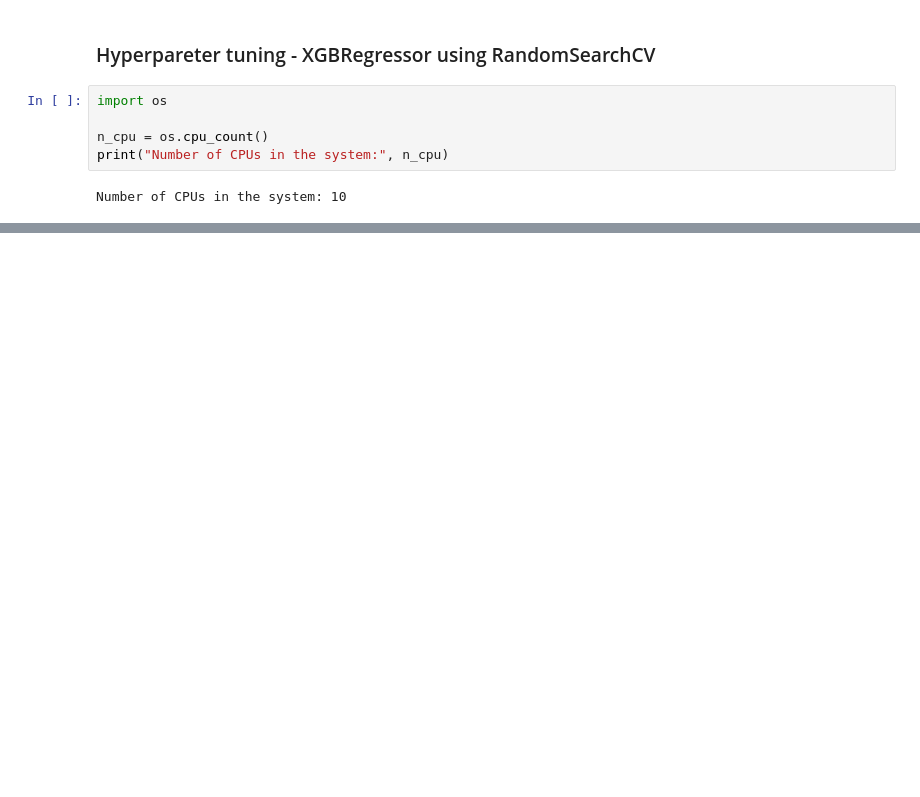
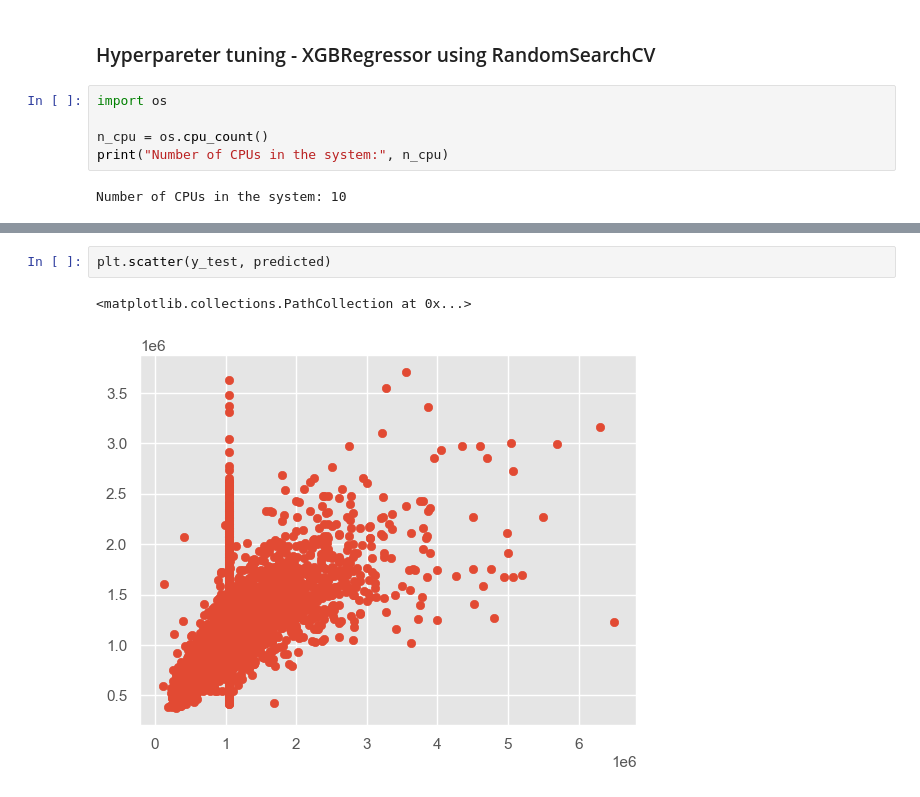
Before and after one commit to JacobJ215/Melbourne-Housing-Price-Prediction, a Jupyter notebook: housing_price_prediction.ipynb, the cells around one changed output, grey strips where cells are left out. Saved outputs shown, nothing was run; the diff lists cells and outputs as text; blank space fills up the shorter version.

```diff
--- a/housing_price_prediction.ipynb
+++ b/housing_price_prediction.ipynb
@@ -396,0 +400,5 @@ Root Mean Square Error test = 401726.36598459363
+# %%
+plt.scatter(y_test, predicted)
+# %% [output]
+<matplotlib.collections.PathCollection at 0x...>
+[figure, added]
```
Also changed, not shown: parts of 20 cells of this notebook.
